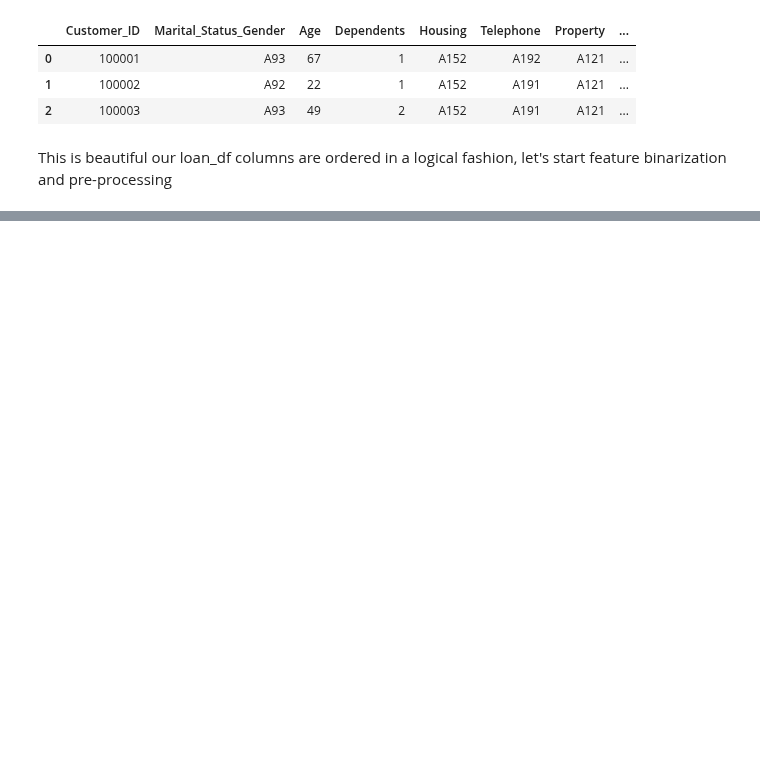
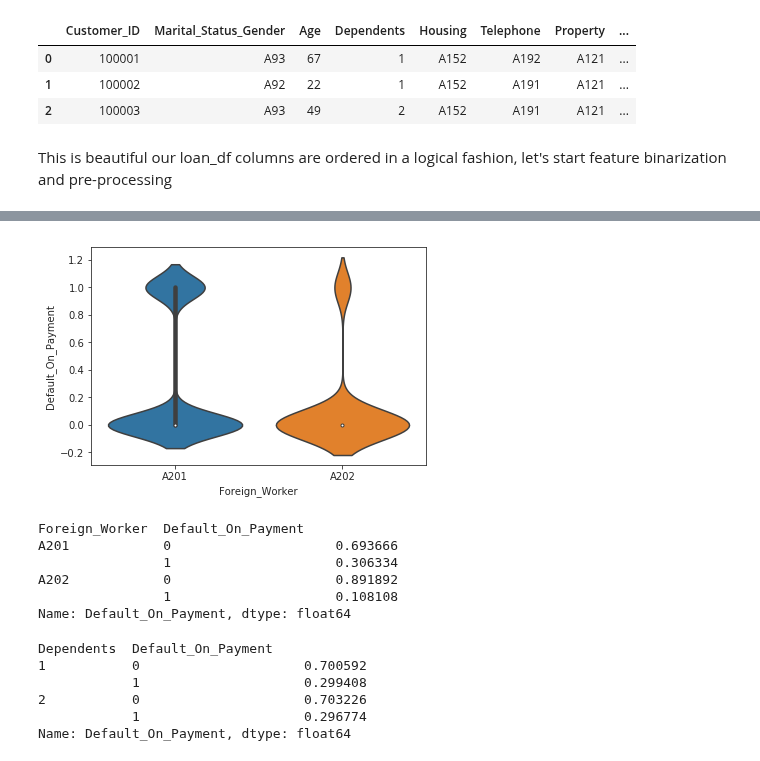
Before and after one commit to Lawrence-Krukrubo/Machine_Learning, a Jupyter notebook: loan_default_classifier.ipynb, the cells around one changed output, grey strips where cells are left out. Cells and saved outputs as stored; diff of their text form; code cells hidden in the pictures; blank space fills up the shorter version.

```diff
--- a/loan_default_classifier.ipynb
+++ b/loan_default_classifier.ipynb
@@ -266,0 +316,22 @@ This is beautiful our loan_df columns are ordered in a logical fashion, let's st
+# %%
+sns.violinplot(loan_df.Foreign_Worker, loan_df.Default_On_Payment)
+plt.show()
+
+loan_df.groupby(['Foreign_Worker'])['Default_On_Payment'].value_counts(normalize=True)
+# %% [output]
+[figure, added]
+Foreign_Worker  Default_On_Payment
+A201            0                     0.693666
+                1                     0.306334
+A202            0                     0.891892
+                1                     0.108108
+Name: Default_On_Payment, dtype: float64
+# %%
+loan_df.groupby(['Dependents'])['Default_On_Payment'].value_counts(normalize=True)
+# %% [output]
+Dependents  Default_On_Payment
+1           0                     0.700592
+            1                     0.299408
+2           0                     0.703226
+            1                     0.296774
+Name: Default_On_Payment, dtype: float64
```
Also changed, not shown: parts of 17 cells of this notebook.
